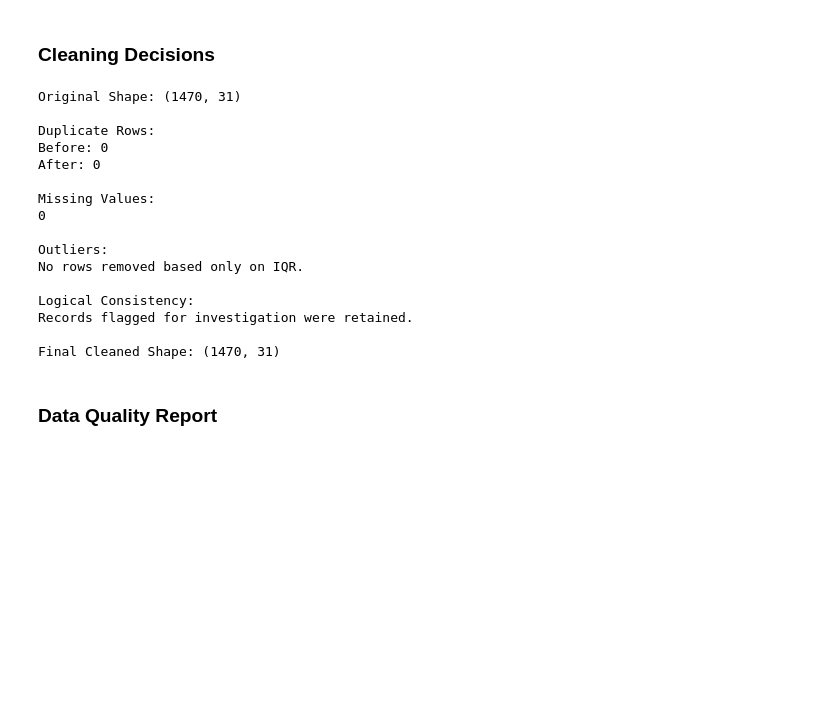
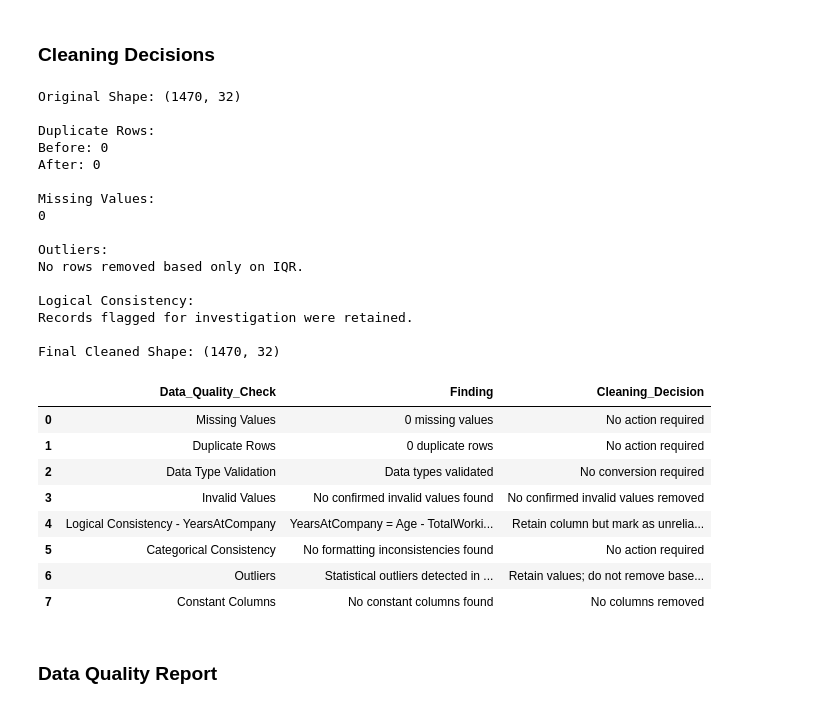
Before and after one commit to mananipratik/i_project, a Jupyter notebook: nb/2_data_cleaning.ipynb, the cells around one changed output. Drawn from its saved outputs; the diff is of its cells as text; code cells hidden in the pictures; blank space fills up the shorter version.

```diff
--- a/nb/2_data_cleaning.ipynb
+++ b/nb/2_data_cleaning.ipynb
@@ -647,21 +790,21 @@ display(unique_count_summary)
 # ==========================================
 
 # Create cleaned copy
-df_clean = df.copy()
+df1 = df.copy()
 
-print("Original Shape:", df_clean.shape)
+print("Original Shape:", df1.shape)
 
 
 # ------------------------------------------
 # 1. Remove exact duplicate rows
 # ------------------------------------------
 
-duplicates_before = df_clean.duplicated().sum()
+duplicates_before = df1.duplicated().sum()
 
 if duplicates_before > 0:
-    df_clean = df_clean.drop_duplicates()
+    df1 = df1.drop_duplicates()
 
-duplicates_after = df_clean.duplicated().sum()
+duplicates_after = df1.duplicated().sum()
 
 print("\nDuplicate Rows:")
 print("Before:", duplicates_before)
@@ -673,7 +816,7 @@ print("After:", duplicates_after)
 # ------------------------------------------
 
 print("\nMissing Values:")
-print(df_clean.isnull().sum().sum())
+print(df1.isnull().sum().sum())
 
 
 # ------------------------------------------
@@ -700,9 +843,9 @@ print(
 # 5. Final shape
 # ------------------------------------------
 
-print("\nFinal Cleaned Shape:", df_clean.shape)
+print("\nFinal Cleaned Shape:", df1.shape)
 # %% [output]
-Original Shape: (1470, 31)
+Original Shape: (1470, 32)
 
 Duplicate Rows:
 Before: 0
@@ -717,6 +860,59 @@ No rows removed based only on IQR.
 Logical Consistency:
 Records flagged for investigation were retained.
 
-Final Cleaned Shape: (1470, 31)
+Final Cleaned Shape: (1470, 32)
+# %%
+# ==========================================
+# FINAL CLEANING DECISIONS
+# ==========================================
+
+cleaning_decisions_report = pd.DataFrame({
+
+    'Data_Quality_Check': [
+        'Missing Values',
+        'Duplicate Rows',
+        'Data Type Validation',
+        'Invalid Values',
+        'Logical Consistency - YearsAtCompany',
+        'Categorical Consistency',
+        'Outliers',
+        'Constant Columns'
+    ],
+
+    'Finding': [
+        '0 missing values',
+        '0 duplicate rows',
+        'Data types validated',
+        'No confirmed invalid values found',
+        'YearsAtCompany = Age - TotalWorkingYears for 100% of records',
+        'No formatting inconsistencies found',
+        'Statistical outliers detected in some numerical columns',
+        'No constant columns found'
+    ],
+
+    'Cleaning_Decision': [
+        'No action required',
+        'No action required',
+        'No conversion required',
+        'No confirmed invalid values removed',
+        'Retain column but mark as unreliable for tenure analysis',
+        'No action required',
+        'Retain values; do not remove based only on IQR',
+        'No columns removed'
+    ]
+
+})
+
+display(cleaning_decisions_report)
+# %% [output]
+|  | Data_Quality_Check | Finding | Cleaning_Decision |
+| 0 | Missing Values | 0 missing values | No action required |
+| 1 | Duplicate Rows | 0 duplicate rows | No action required |
+| 2 | Data Type Validation | Data types validated | No conversion required |
+| 3 | Invalid Values | No confirmed invalid values found | No confirmed invalid values removed |
+| 4 | Logical Consistency - YearsAtCompany | YearsAtCompany = Age - TotalWorki... | Retain column but mark as unrelia... |
+| 5 | Categorical Consistency | No formatting inconsistencies found | No action required |
+| 6 | Outliers | Statistical outliers detected in ... | Retain values; do not remove base... |
+| 7 | Constant Columns | No constant columns found | No columns removed |
 # %% [markdown]
 ### Data Quality Report
```
Also changed, not shown: parts of 10 cells of this notebook.
